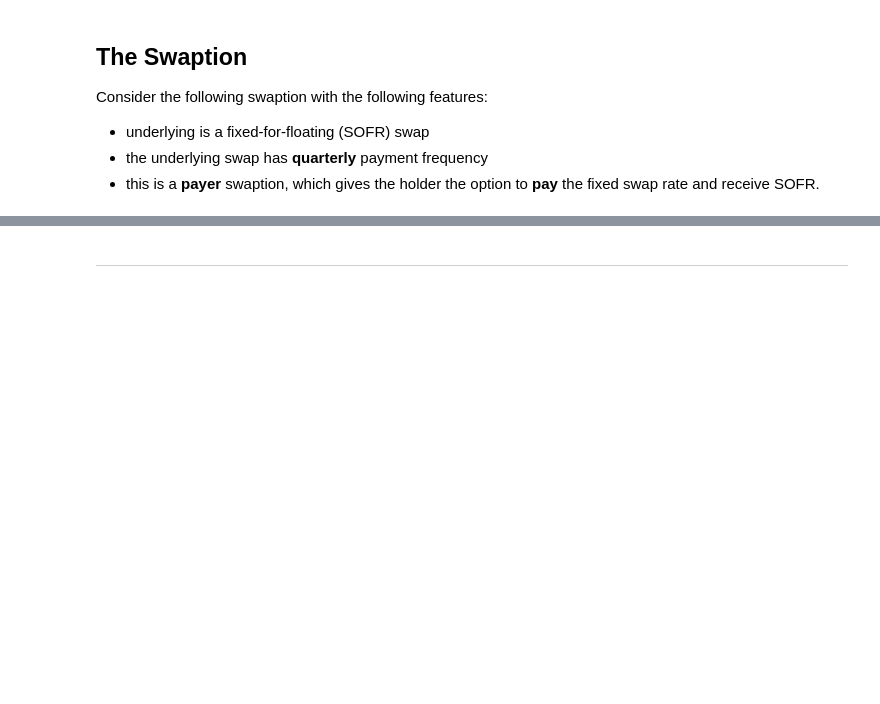
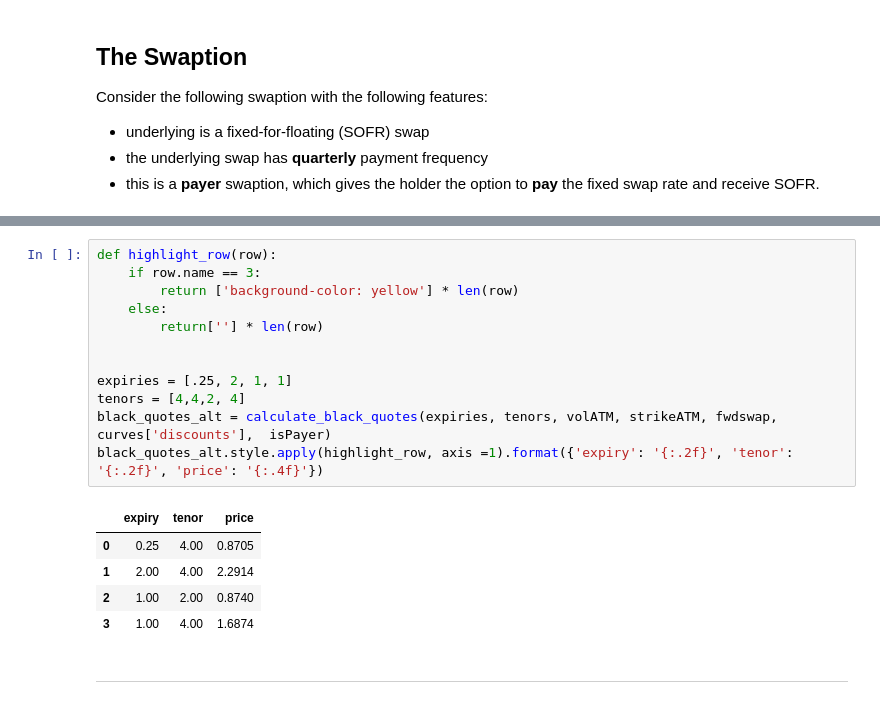
Before and after one commit to nicklewis-16/finm-fiderivs-2024, a Jupyter notebook: homework/Homework 3.ipynb, the cells around one changed output, grey strips where cells are left out. Drawn from its saved outputs; the diff is of its cells as text; blank space fills up the shorter version.

```diff
--- a/homework/Homework 3.ipynb
+++ b/homework/Homework 3.ipynb
@@ -59,3 +243,21 @@ Report these values and compare them to the price of the `1y x 4y` swaption.
+# %%
+def highlight_row(row):
+    if row.name == 3:
+        return ['background-color: yellow'] * len(row)
+    else:
+        return[''] * len(row)
+
+
+expiries = [.25, 2, 1, 1]
+tenors = [4,4,2, 4]
+black_quotes_alt = calculate_black_quotes(expiries, tenors, volATM, strikeATM, fwdswap, curves['discounts'],  isPayer)
+black_quotes_alt.style.apply(highlight_row, axis =1).format({'expiry': '{:.2f}', 'tenor': '{:.2f}', 'price': '{:.4f}'})
+# %% [output]
+|  | expiry | tenor | price |
+| 0 | 0.25 | 4.00 | 0.8705 |
+| 1 | 2.00 | 4.00 | 2.2914 |
+| 2 | 1.00 | 2.00 | 0.8740 |
+| 3 | 1.00 | 4.00 | 1.6874 |
 # %% [markdown]
 ***
 # %% [markdown]
```
Also changed, not shown: parts of 13 cells of this notebook, 6 other files.
